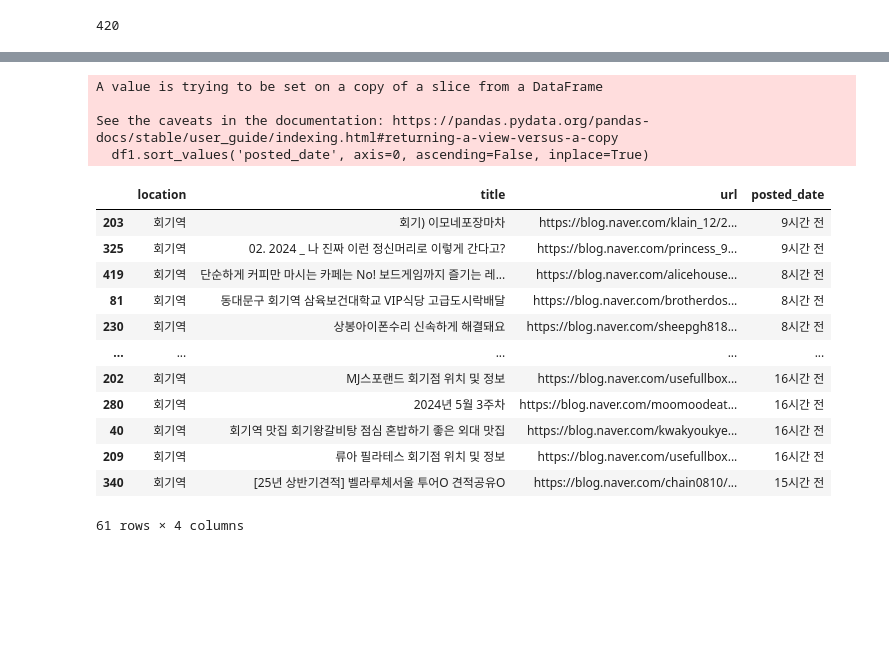
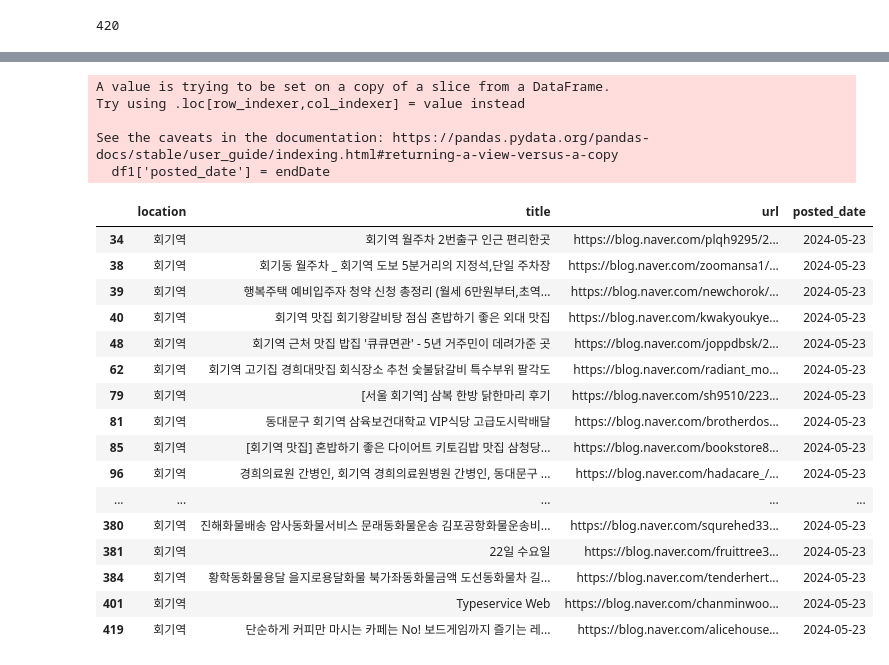
Before and after one commit to piaris/yeogiyo, a Jupyter notebook: naver_blog_crawling_ver02.ipynb, the cells around one changed output, grey strips where cells are left out. Drawn from its saved outputs; the diff is of its cells as text; code cells hidden in the pictures; blank space fills up the shorter version.

Commit message:
naver_crawling_ver02 revise filename format

```diff
--- a/naver_blog_crawling_ver02.ipynb
+++ b/naver_blog_crawling_ver02.ipynb
@@ -143,26 +125,32 @@ df
 420 rows × 4 columns
 # %%
-df1 = df.query('posted_date.str.contains("시간 전")')
-df1.sort_values('posted_date', axis=0, ascending=False, inplace=True)
+df1 = df.query('posted_date.str.contains("전")')
+df1['posted_date'] = endDate
+# df1.sort_values('posted_date', axis=0, ascending=False, inplace=True)
 df1
 # %% [output]
-A value is trying to be set on a copy of a slice from a DataFrame
+A value is trying to be set on a copy of a slice from a DataFrame.
+Try using .loc[row_indexer,col_indexer] = value instead
 
 See the caveats in the documentation: https://pandas.pydata.org/pandas-docs/stable/user_guide/indexing.html#returning-a-view-versus-a-copy
-  df1.sort_values('posted_date', axis=0, ascending=False, inplace=True)
+  df1['posted_date'] = endDate
 |  | location | title | url | posted_date |
-| 203 | 회기역 | 회기) 이모네포장마차 | https://blog.naver.com/klain_12/2... | 9시간 전 |
-| 325 | 회기역 | 02. 2024 _ 나 진짜 이런 정신머리로 이렇게 간다고? | https://blog.naver.com/princess_9... | 9시간 전 |
-| 419 | 회기역 | 단순하게 커피만 마시는 카페는 No! 보드게임까지 즐기는 레... | https://blog.naver.com/alicehouse... | 8시간 전 |
-| 81 | 회기역 | 동대문구 회기역 삼육보건대학교 VIP식당 고급도시락배달 | https://blog.naver.com/brotherdos... | 8시간 전 |
-| 230 | 회기역 | 상봉아이폰수리 신속하게 해결돼요 | https://blog.naver.com/sheepgh818... | 8시간 전 |
+| 34 | 회기역 | 회기역 월주차 2번출구 인근 편리한곳 | https://blog.naver.com/plqh9295/2... | 2024-05-23 |
+| 38 | 회기역 | 회기동 월주차 _ 회기역 도보 5분거리의 지정석,단일 주차장 | https://blog.naver.com/zoomansa1/... | 2024-05-23 |
+| 39 | 회기역 | 행복주택 예비입주자 청약 신청 총정리 (월세 6만원부터,초역... | https://blog.naver.com/newchorok/... | 2024-05-23 |
+| 40 | 회기역 | 회기역 맛집 회기왕갈비탕 점심 혼밥하기 좋은 외대 맛집 | https://blog.naver.com/kwakyoukye... | 2024-05-23 |
+| 48 | 회기역 | 회기역 근처 맛집 밥집 '큐큐면관' - 5년 거주민이 데려가준 곳 | https://blog.naver.com/joppdbsk/2... | 2024-05-23 |
+| 62 | 회기역 | 회기역 고기집 경희대맛집 회식장소 추천 숯불닭갈비 특수부위 팔각도 | https://blog.naver.com/radiant_mo... | 2024-05-23 |
+| 79 | 회기역 | [서울 회기역] 삼복 한방 닭한마리 후기 | https://blog.naver.com/sh9510/223... | 2024-05-23 |
+| 81 | 회기역 | 동대문구 회기역 삼육보건대학교 VIP식당 고급도시락배달 | https://blog.naver.com/brotherdos... | 2024-05-23 |
+| 85 | 회기역 | [회기역 맛집] 혼밥하기 좋은 다이어트 키토김밥 맛집 삼청당... | https://blog.naver.com/bookstore8... | 2024-05-23 |
+| 96 | 회기역 | 경희의료원 간병인, 회기역 경희의료원병원 간병인, 동대문구 ... | https://blog.naver.com/hadacare_/... | 2024-05-23 |
 | ... | ... | ... | ... | ... |
-| 202 | 회기역 | MJ스포랜드 회기점 위치 및 정보 | https://blog.naver.com/usefullbox... | 16시간 전 |
-| 280 | 회기역 | 2024년 5월 3주차 | https://blog.naver.com/moomoodeat... | 16시간 전 |
-| 40 | 회기역 | 회기역 맛집 회기왕갈비탕 점심 혼밥하기 좋은 외대 맛집 | https://blog.naver.com/kwakyoukye... | 16시간 전 |
-| 209 | 회기역 | 류아 필라테스 회기점 위치 및 정보 | https://blog.naver.com/usefullbox... | 16시간 전 |
-| 340 | 회기역 | [25년 상반기견적] 벨라루체서울 투어O 견적공유O | https://blog.naver.com/chain0810/... | 15시간 전 |
+| 380 | 회기역 | 진해화물배송 암사동화물서비스 문래동화물운송 김포공항화물운송비... | https://blog.naver.com/squrehed33... | 2024-05-23 |
+| 381 | 회기역 | 22일 수요일 | https://blog.naver.com/fruittree3... | 2024-05-23 |
+| 384 | 회기역 | 황학동화물용달 을지로용달화물 북가좌동화물금액 도선동화물차 길... | https://blog.naver.com/tenderhert... | 2024-05-23 |
+| 401 | 회기역 | Typeservice Web | https://blog.naver.com/chanminwoo... | 2024-05-23 |
+| 419 | 회기역 | 단순하게 커피만 마시는 카페는 No! 보드게임까지 즐기는 레... | https://blog.naver.com/alicehouse... | 2024-05-23 |
-61 rows × 4 columns
 # %%
 df2 = df.query('not posted_date.str.contains("시간 전")')
 df2.sort_values('posted_date', axis=0, ascending=False, inplace=True)
```
Also changed, not shown: parts of 6 cells of this notebook, 3 other files.
